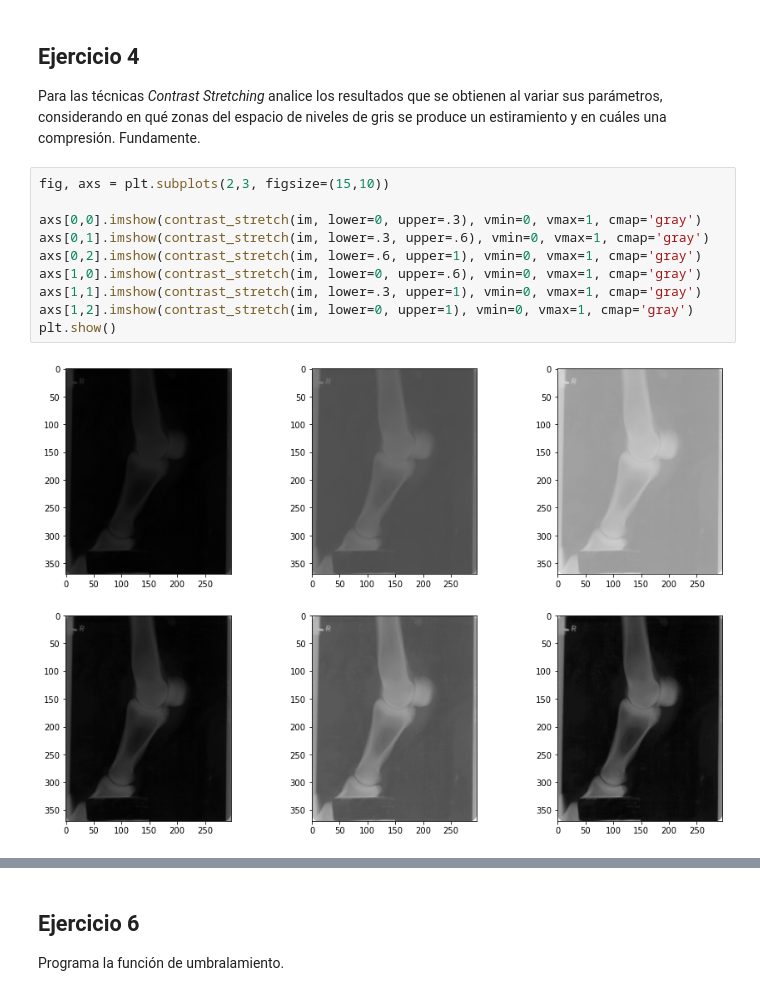
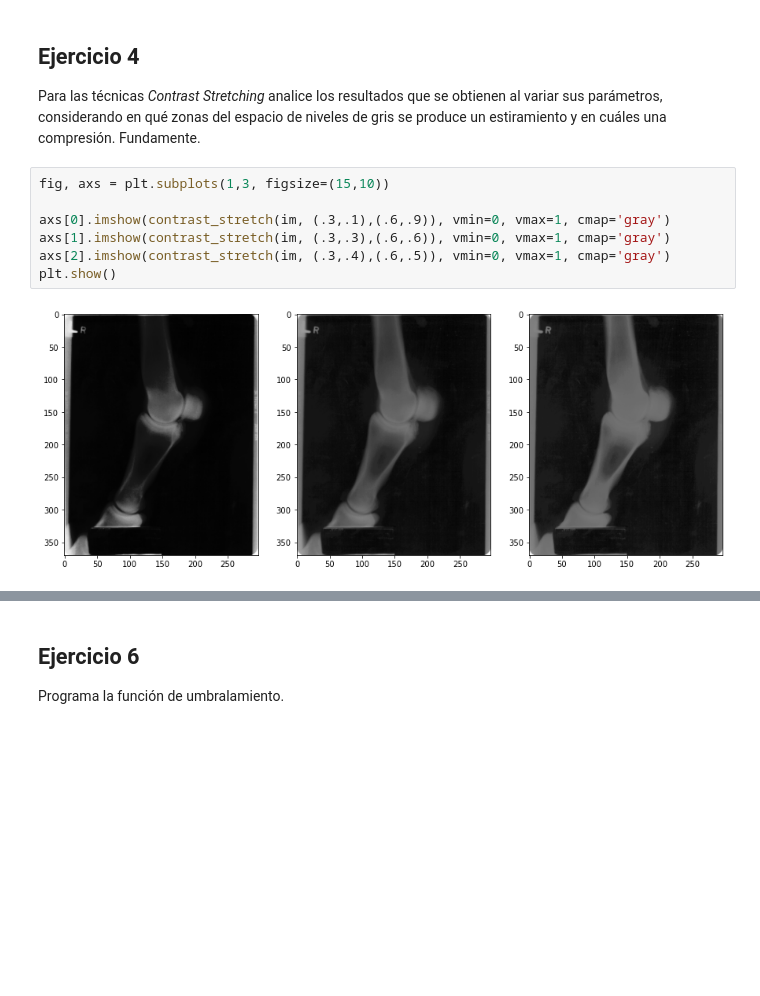
Before and after one commit to PaPablo/pdi-mdp, a Jupyter notebook: 01/tp01.ipynb, the cells around one changed output, grey strips where cells are left out. Saved outputs shown, nothing was run; the diff lists cells and outputs as text; blank space fills up the shorter version.

```diff
--- a/01/tp01.ipynb
+++ b/01/tp01.ipynb
@@ -194,14 +194,11 @@ Es slicin a nivel de bit es interesante en imágenes con bordes definidos y de u
 
 Para las técnicas *Contrast Stretching* analice los resultados que se obtienen al variar sus parámetros, considerando en qué zonas del espacio de niveles de gris se produce un estiramiento y en cuáles una compresión. Fundamente.
 # %%
-fig, axs = plt.subplots(2,3, figsize=(15,10))
+fig, axs = plt.subplots(1,3, figsize=(15,10))
 
-axs[0,0].imshow(contrast_stretch(im, lower=0, upper=.3), vmin=0, vmax=1, cmap='gray')
-axs[0,1].imshow(contrast_stretch(im, lower=.3, upper=.6), vmin=0, vmax=1, cmap='gray')
-axs[0,2].imshow(contrast_stretch(im, lower=.6, upper=1), vmin=0, vmax=1, cmap='gray')
-axs[1,0].imshow(contrast_stretch(im, lower=0, upper=.6), vmin=0, vmax=1, cmap='gray')
-axs[1,1].imshow(contrast_stretch(im, lower=.3, upper=1), vmin=0, vmax=1, cmap='gray')
-axs[1,2].imshow(contrast_stretch(im, lower=0, upper=1), vmin=0, vmax=1, cmap='gray')
+axs[0].imshow(contrast_stretch(im, (.3,.1),(.6,.9)), vmin=0, vmax=1, cmap='gray')
+axs[1].imshow(contrast_stretch(im, (.3,.3),(.6,.6)), vmin=0, vmax=1, cmap='gray')
+axs[2].imshow(contrast_stretch(im, (.3,.4),(.6,.5)), vmin=0, vmax=1, cmap='gray')
 plt.show()
 # %% [output]
-[figure, old version]
+[figure, new version]
```
Also changed, not shown: parts of 7 cells of this notebook.
